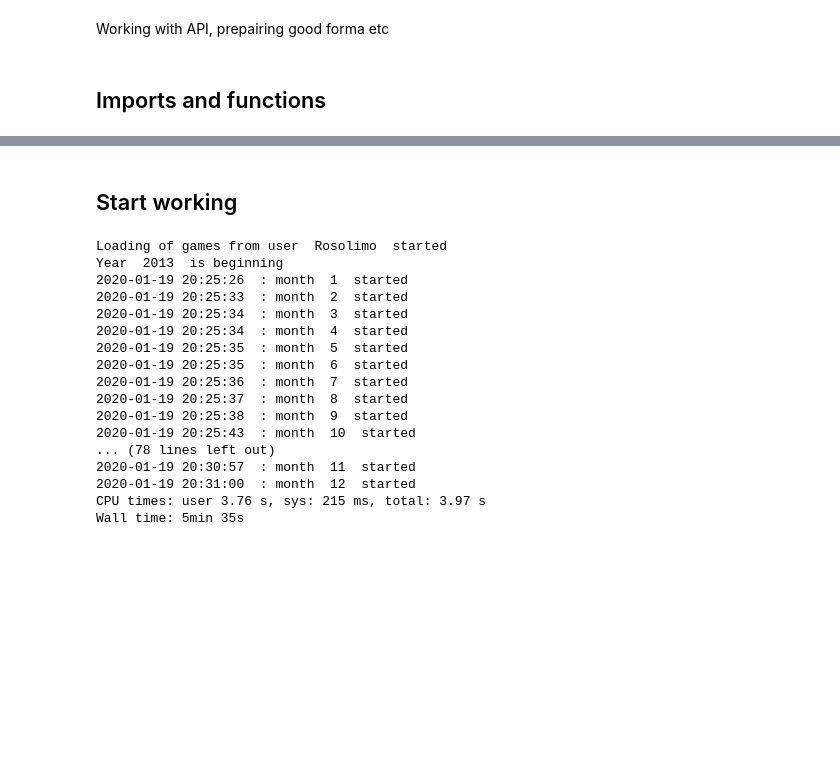
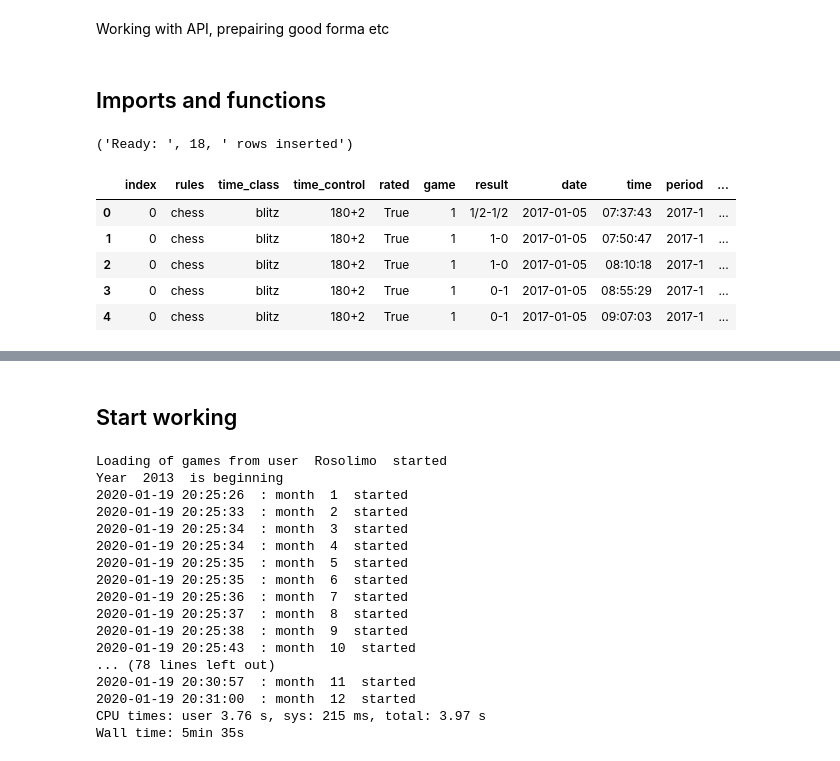
Before and after one commit to rosolimo212/chesscom, a Jupyter notebook: API_import.ipynb, the cells around one changed output, grey strips where cells are left out. Saved outputs shown, nothing was run; the diff lists cells and outputs as text; code cells hidden in the pictures; blank space fills up the shorter version.

```diff
--- a/API_import.ipynb
+++ b/API_import.ipynb
@@ -286,0 +300,21 @@ def learn_prepair(df, target_user):
+# %%
+year=2020
+month=7
+player='Rosolimo'
+op=get_df(player,str(year), get_number(month))
+insert_df(op, 'chesscom_players')
+# %% [output]
+('Ready: ', 18, ' rows inserted')
+# %%
+get_data("""
+--drop table chesscom_players
+SELECT * FROM chesscom_players limit 5
+
+""")
+# %% [output]
+|  | index | rules | time_class | time_control | rated | game | result | date | time | period | ... |
+| 0 | 0 | chess | blitz | 180+2 | True | 1 | 1/2-1/2 | 2017-01-05 | 07:37:43 | 2017-1 | ... |
+| 1 | 0 | chess | blitz | 180+2 | True | 1 | 1-0 | 2017-01-05 | 07:50:47 | 2017-1 | ... |
+| 2 | 0 | chess | blitz | 180+2 | True | 1 | 1-0 | 2017-01-05 | 08:10:18 | 2017-1 | ... |
+| 3 | 0 | chess | blitz | 180+2 | True | 1 | 0-1 | 2017-01-05 | 08:55:29 | 2017-1 | ... |
+| 4 | 0 | chess | blitz | 180+2 | True | 1 | 0-1 | 2017-01-05 | 09:07:03 | 2017-1 | ... |
```
Also changed, not shown: parts of 6 cells of this notebook.
